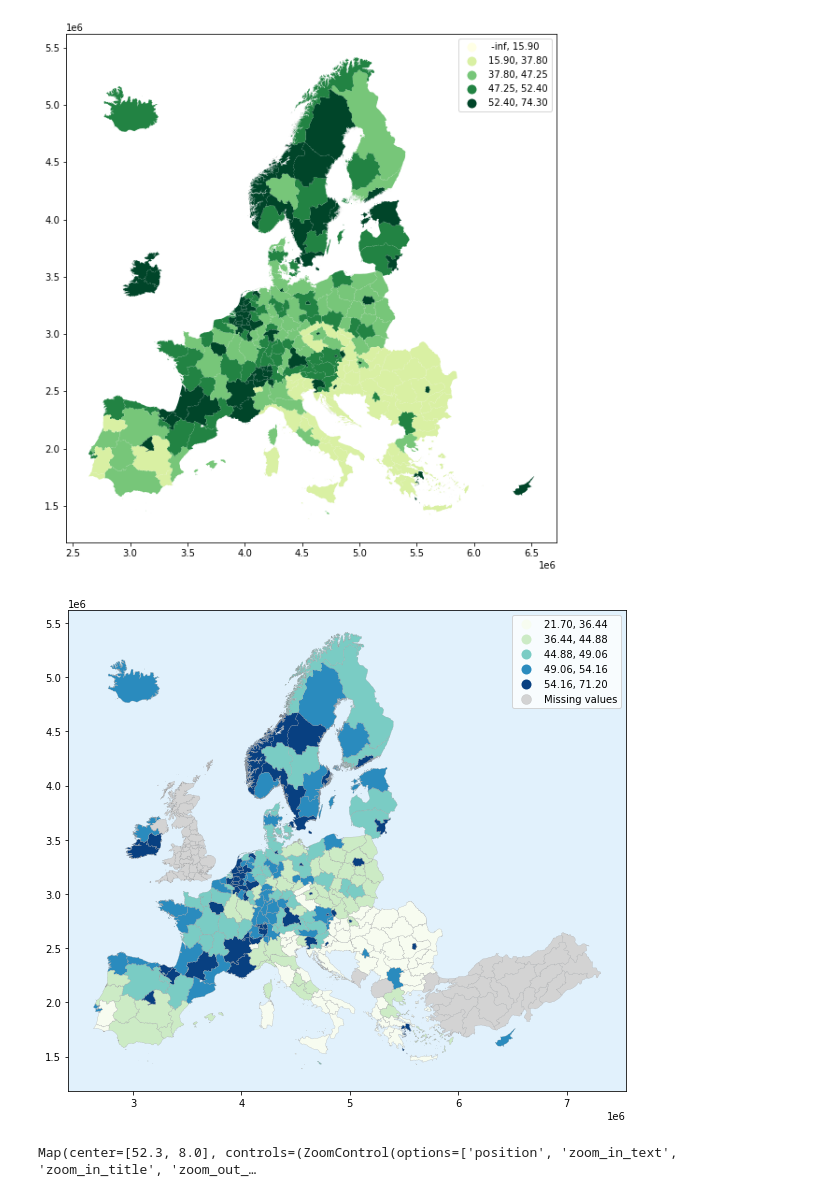
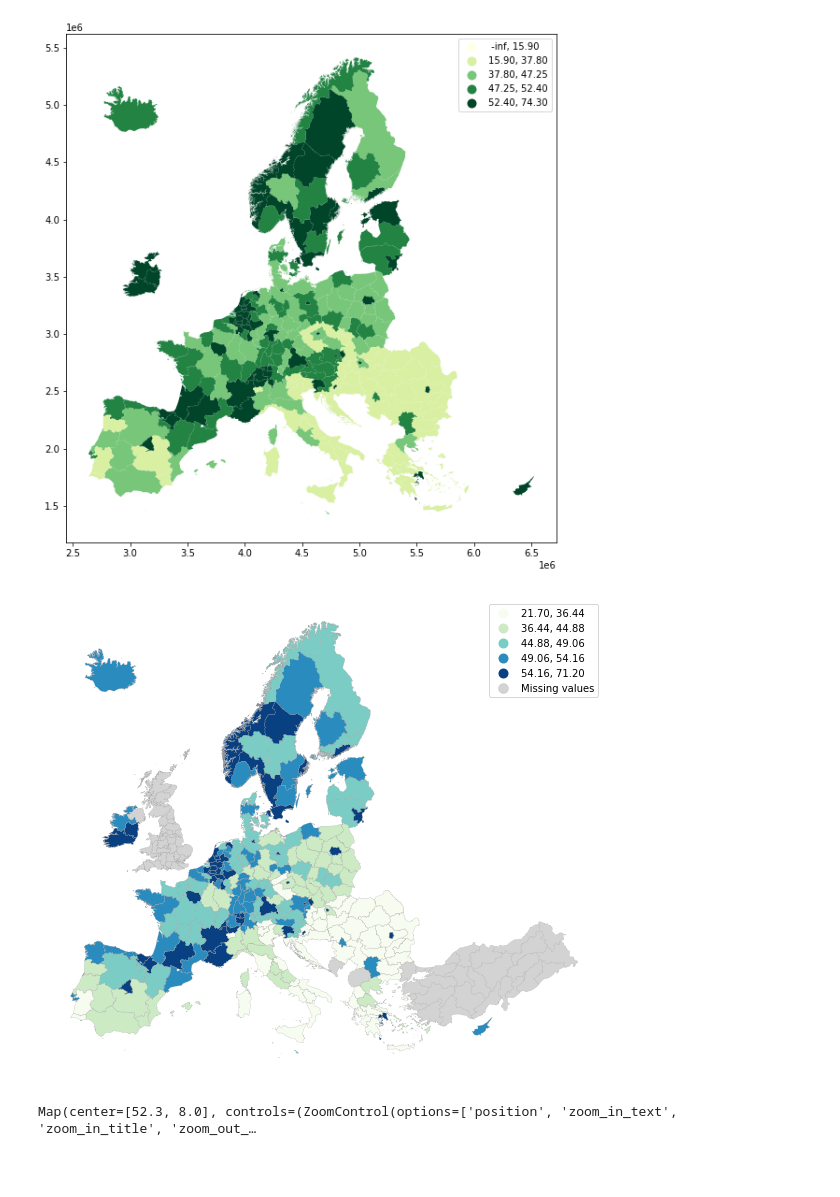
Before and after one commit to GISAdamToth/ArcGIS_Notebooks_thesis, a Jupyter notebook: eurostat/eurostat.ipynb, the cells around one changed output. Saved outputs shown, nothing was run; the diff lists cells and outputs as text; code cells hidden in the pictures; blank space fills up the shorter version.

```diff
--- a/eurostat/eurostat.ipynb
+++ b/eurostat/eurostat.ipynb
@@ -502,11 +508,11 @@ nuts2_gdf_hrst.plot(column='2022', cmap='YlGn', legend=True, scheme='BoxPlot', k
 # %%
 ax = nuts2_gdf_hrst.plot(column='2022', cmap='GnBu', legend=True, scheme='Quantiles', k=5, figsize=(10,10),
                          missing_kwds={"color": "lightgrey", "label": "Missing values"}, edgecolor='#9e9d9d', linewidth=0.2)
 
-ax.set_facecolor('#e1f1fc')
-#ax.set_axis_off()
+#ax.set_facecolor('#e1f1fc')
+ax.set_axis_off()
 # %% [output]
-[figure, old version]
+[figure, new version]
 # %%
 import folium
 # %%
```
Also changed, not shown: parts of 12 cells of this notebook.
